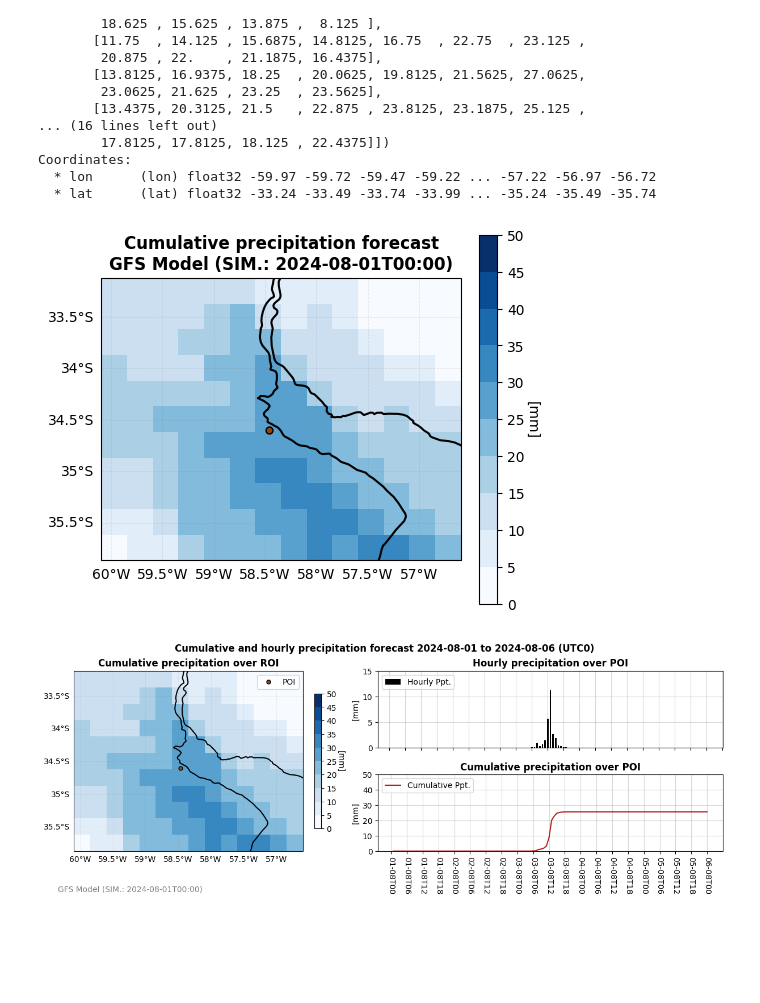
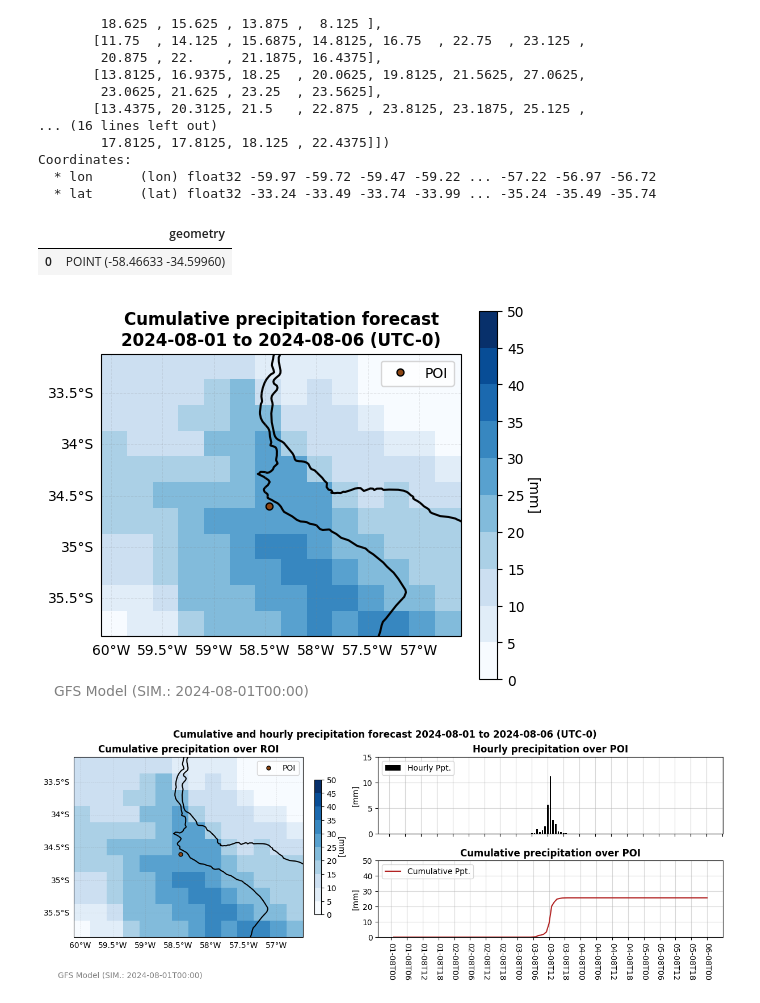
Before and after one commit to jm-marcenaro/hugo-posts, a Jupyter notebook: GEE Python API and precipitation forecasting/PPT-GFS-XEE-02.ipynb, the cells around one changed output. Drawn from its saved outputs; the diff is of its cells as text; code cells hidden in the pictures; blank space fills up the shorter version.

```diff
--- a/GEE Python API and precipitation forecasting/PPT-GFS-XEE-02.ipynb
+++ b/GEE Python API and precipitation forecasting/PPT-GFS-XEE-02.ipynb
@@ -308,38 +308,58 @@ array([[10.875 , 10.    , 11.6875, 15.125 , 16.5   , 17.5625, 15.5625,
 Coordinates:
   * lon      (lon) float32 -59.97 -59.72 -59.47 -59.22 ... -57.22 -56.97 -56.72
   * lat      (lat) float32 -33.24 -33.49 -33.74 -33.99 ... -35.24 -35.49 -35.74
+# %%
+# Create a geodataframe with the coordinates of the point of interest
+
+# First we define a dataframe and then we turn it into a geodataframe
+
+DF_POI = pd.DataFrame({'LON': [LON], 'LAT': [LAT]})
+
+GDF_POI = gpd.GeoDataFrame(DF_POI, geometry=gpd.points_from_xy(DF_POI["LON"], DF_POI["LAT"]), crs="EPSG:4326").drop(columns=["LON", "LAT"])
+
+GDF_POI
+# %% [output]
+|  | geometry |
+| 0 | POINT (-58.46633 -34.59960) |
 # %%
 fig, ax = plt.subplots(1, 1, figsize=(5, 5), subplot_kw={'projection': ccrs.PlateCarree()}, constrained_layout=True)
 
 im =DS_02.plot(x="lon", y="lat", ax=ax, vmin=0, vmax=50, cmap="Blues", add_colorbar=False, levels=11)
 
-#POI
-ax.plot(LON, LAT, 'o', color="saddlebrown", markersize=5, markeredgecolor="black", transform=ccrs.PlateCarree())
+# POI
+ax.plot(GDF_POI.geometry.x, GDF_POI.geometry.y, 'o', color="saddlebrown", markersize=5, markeredgecolor="black", label="POI")
 
-ax.set_title(f"Cumulative precipitation forecast\nGFS Model (SIM.: {DATE_START})", fontweight="bold")
+# Add a title to the whole figure
+ax.set_title(f"Cumulative precipitation forecast\n{pd.to_datetime(DATE_START):%Y-%m-%d} to {(pd.to_datetime(DATE_START) + timedelta(days=5)):%Y-%m-%d} (UTC-0)", fontweight='bold')
 
 # Add land boundaries
 ax.add_feature(cf.COASTLINE, linewidth=1.5, edgecolor='black')
 
 # Grid settings
 GLs = ax.gridlines(crs=ccrs.PlateCarree(), draw_labels=True, x_inline=False, y_inline=False,
                     linewidth=.5, color='gray', alpha=0.2, linestyle='--')
 
 GLs.top_labels = False
 GLs.right_labels = False
 
 # Set x and y ticks at 1-degree intervals using MultipleLocator
 GLs.xlocator = MultipleLocator(0.5)
 GLs.ylocator = MultipleLocator(0.5)
 
 # Create colorbar with specified ticks
 cbar = fig.colorbar(im, ax=ax, shrink=0.75)
 cbar.set_ticks(range(0, 50+5, 5))
 cbar.set_label("[mm]", rotation=-90, labelpad=10)
 
+# Legend
+ax.legend(loc="upper right")
+
+# Add a footnote to the bottom left corner
+fig.text(0.02, 0.10, f"GFS Model (SIM.: {DATE_START})", color='gray')
+
 plt.show();
 # %% [output]
-[figure, old version]
+[figure, new version]
 # %%
 # Create the main plot using gridspec
 fig = plt.figure(figsize=(12, 4.5), constrained_layout=True)
```
Also changed, not shown: parts of 2 cells of this notebook, 1 other file.
